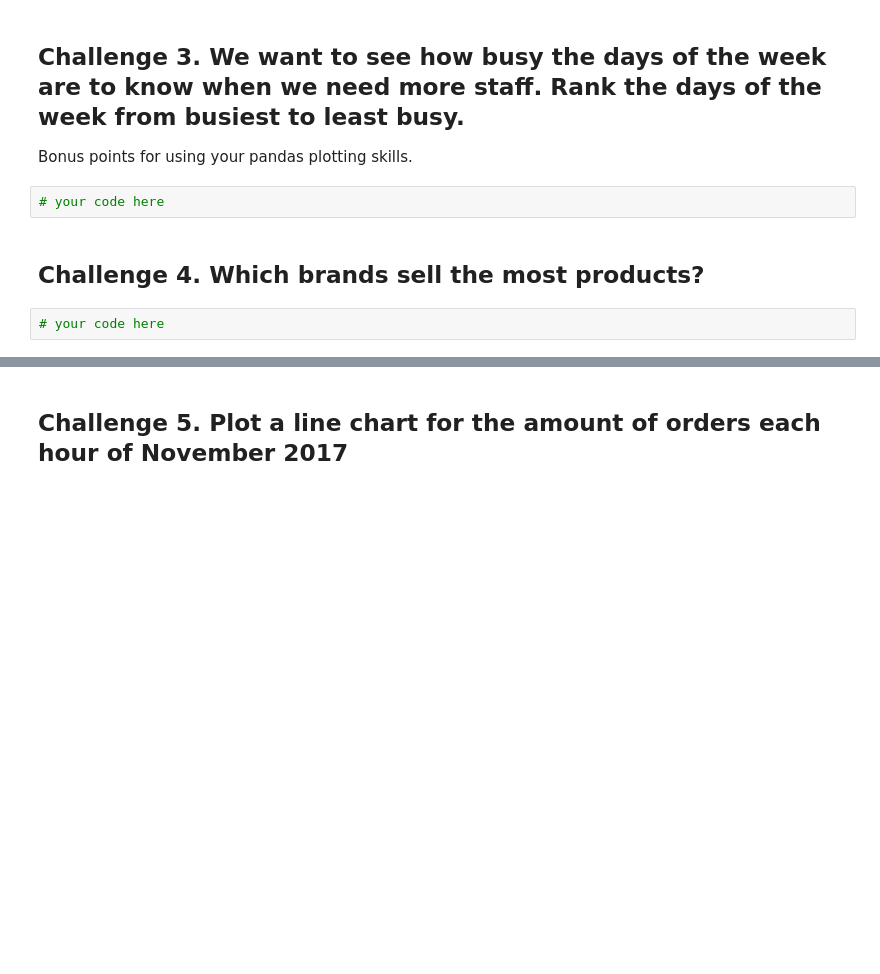
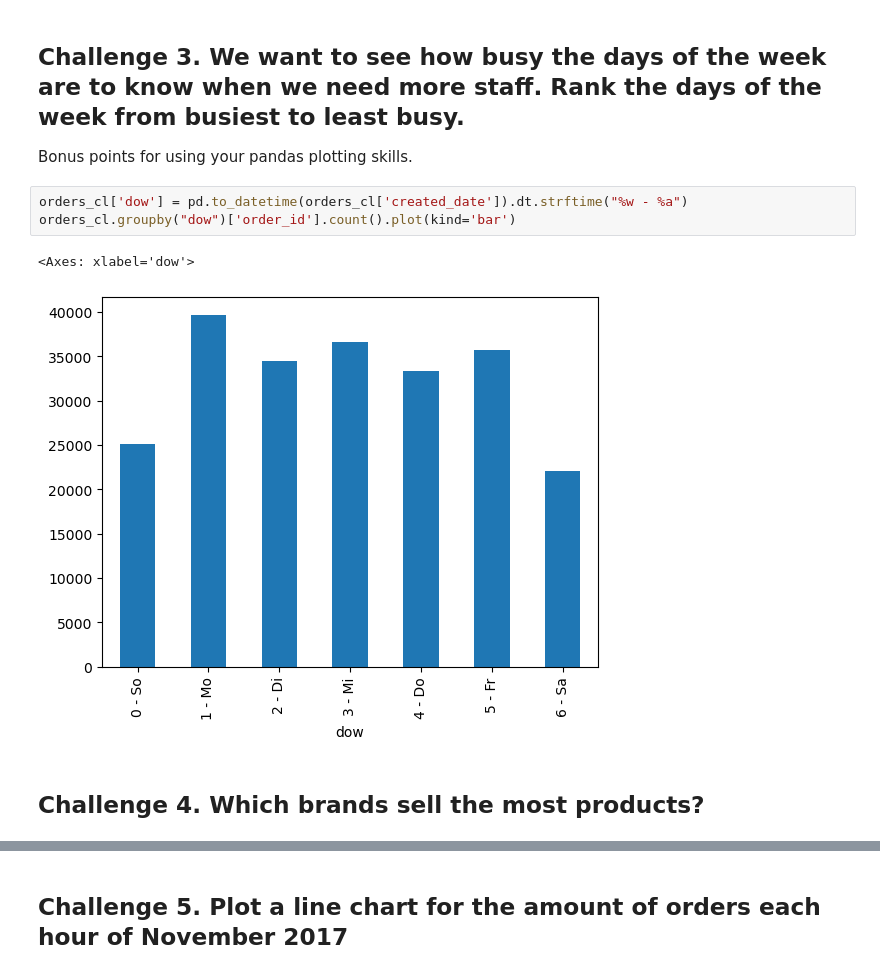
Before and after one commit to Cooljoe67/eniac_data_cleaning, a Jupyter notebook: 4_groupby_challenges.ipynb, the cells around one changed output, grey strips where cells are left out. Drawn from its saved outputs; the diff is of its cells as text; blank space fills up the shorter version.

```diff
--- a/4_groupby_challenges.ipynb
+++ b/4_groupby_challenges.ipynb
@@ -343,9 +400,11 @@ As you can see from the x-axis of the two charts above, `.resample()` works a li
 # %% [markdown]
 ## Challenge 3. We want to see how busy the days of the week are to know when we need more staff. Rank the days of the week from busiest to least busy.
 Bonus points for using your pandas plotting skills.
-# %%
-# your code here
+# %%
+orders_cl['dow'] = pd.to_datetime(orders_cl['created_date']).dt.strftime("%w - %a")
+orders_cl.groupby("dow")['order_id'].count().plot(kind='bar')
+# %% [output]
+<Axes: xlabel='dow'>
+[figure, added]
 # %% [markdown]
 ## Challenge 4. Which brands sell the most products?
-# %%
-# your code here
```
Also changed, not shown: parts of 12 cells of this notebook, 2 other files.
